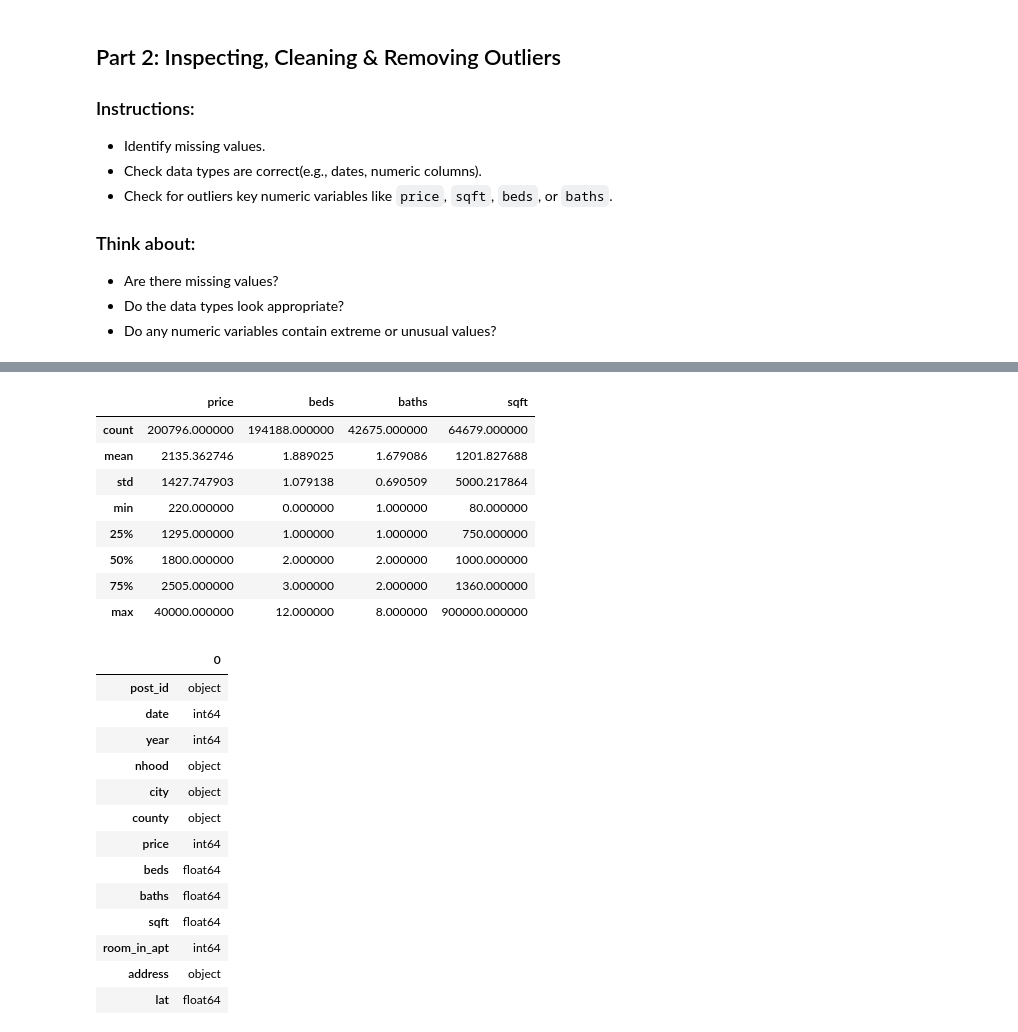
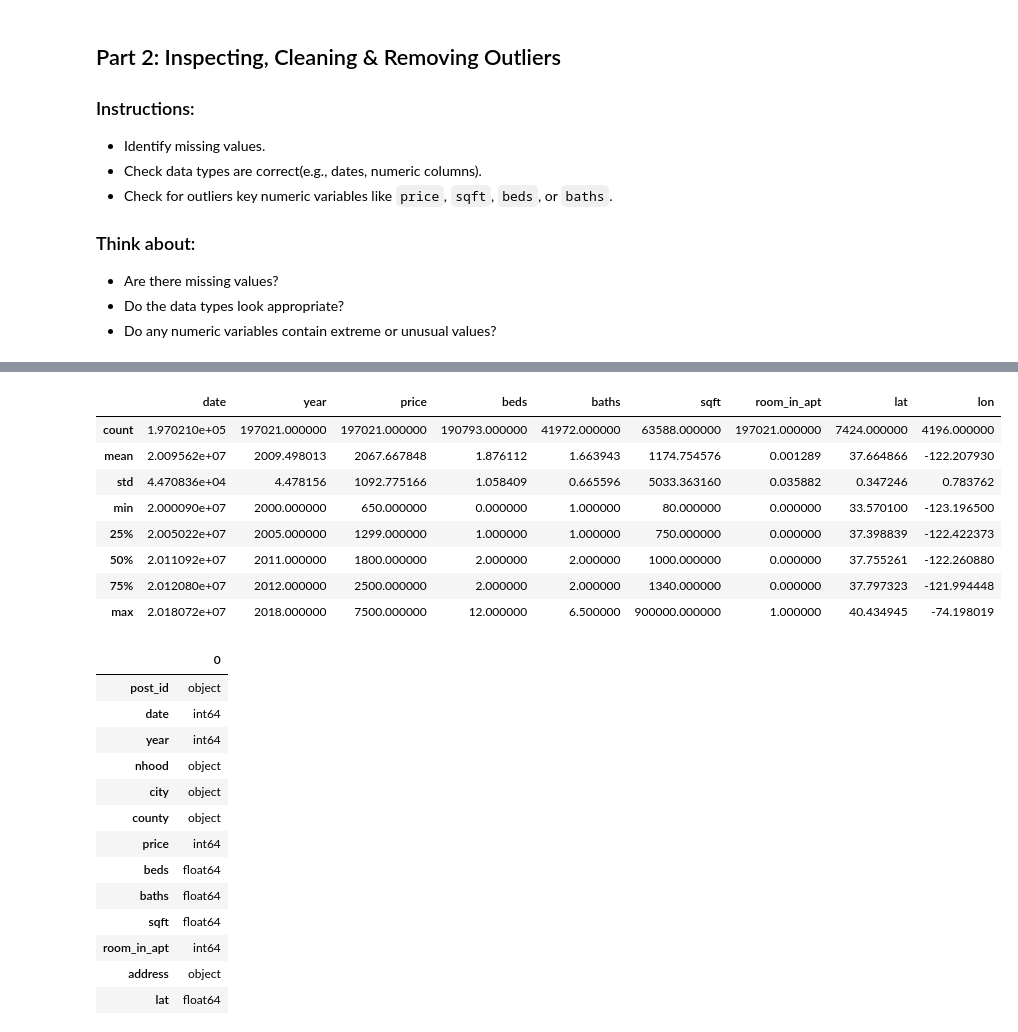
Before and after one commit to u1344368/IS4487, a Jupyter notebook: Labs/lab_04_data_understanding.ipynb, the cells around one changed output, grey strips where cells are left out. Cells and saved outputs as stored; diff of their text form; code cells hidden in the pictures.

```diff
--- a/Labs/lab_04_data_understanding.ipynb
+++ b/Labs/lab_04_data_understanding.ipynb
@@ -134,21 +131,17 @@ df.isnull().sum()
 dtype: int64
-# %%
-# Basic summary statistics
-import pandas as pd
-
-url = 'https://raw.githubusercontent.com/rfordatascience/tidytuesday/main/data/2022/2022-07-05/rent.csv'
-df = pd.read_csv(url)
-display(df[['price', 'beds', 'baths', 'sqft']].describe())
-# %% [output]
-|  | price | beds | baths | sqft |
-| count | 200796.000000 | 194188.000000 | 42675.000000 | 64679.000000 |
-| mean | 2135.362746 | 1.889025 | 1.679086 | 1201.827688 |
-| std | 1427.747903 | 1.079138 | 0.690509 | 5000.217864 |
-| min | 220.000000 | 0.000000 | 1.000000 | 80.000000 |
-| 25% | 1295.000000 | 1.000000 | 1.000000 | 750.000000 |
-| 50% | 1800.000000 | 2.000000 | 2.000000 | 1000.000000 |
-| 75% | 2505.000000 | 3.000000 | 2.000000 | 1360.000000 |
-| max | 40000.000000 | 12.000000 | 8.000000 | 900000.000000 |
+# %%
+#summary statistics
+df.describe()
+# %% [output]
+|  | date | year | price | beds | baths | sqft | room_in_apt | lat | lon |
+| count | 1.970210e+05 | 197021.000000 | 197021.000000 | 190793.000000 | 41972.000000 | 63588.000000 | 197021.000000 | 7424.000000 | 4196.000000 |
+| mean | 2.009562e+07 | 2009.498013 | 2067.667848 | 1.876112 | 1.663943 | 1174.754576 | 0.001289 | 37.664866 | -122.207930 |
+| std | 4.470836e+04 | 4.478156 | 1092.775166 | 1.058409 | 0.665596 | 5033.363160 | 0.035882 | 0.347246 | 0.783762 |
+| min | 2.000090e+07 | 2000.000000 | 650.000000 | 0.000000 | 1.000000 | 80.000000 | 0.000000 | 33.570100 | -123.196500 |
+| 25% | 2.005022e+07 | 2005.000000 | 1299.000000 | 1.000000 | 1.000000 | 750.000000 | 0.000000 | 37.398839 | -122.422373 |
+| 50% | 2.011092e+07 | 2011.000000 | 1800.000000 | 2.000000 | 2.000000 | 1000.000000 | 0.000000 | 37.755261 | -122.260880 |
+| 75% | 2.012080e+07 | 2012.000000 | 2500.000000 | 2.000000 | 2.000000 | 1340.000000 | 0.000000 | 37.797323 | -121.994448 |
+| max | 2.018072e+07 | 2018.000000 | 7500.000000 | 12.000000 | 6.500000 | 900000.000000 | 1.000000 | 40.434945 | -74.198019 |
 # %%
 # Check data types
 df.dtypes
```
Also changed, not shown: parts of 9 cells of this notebook.
